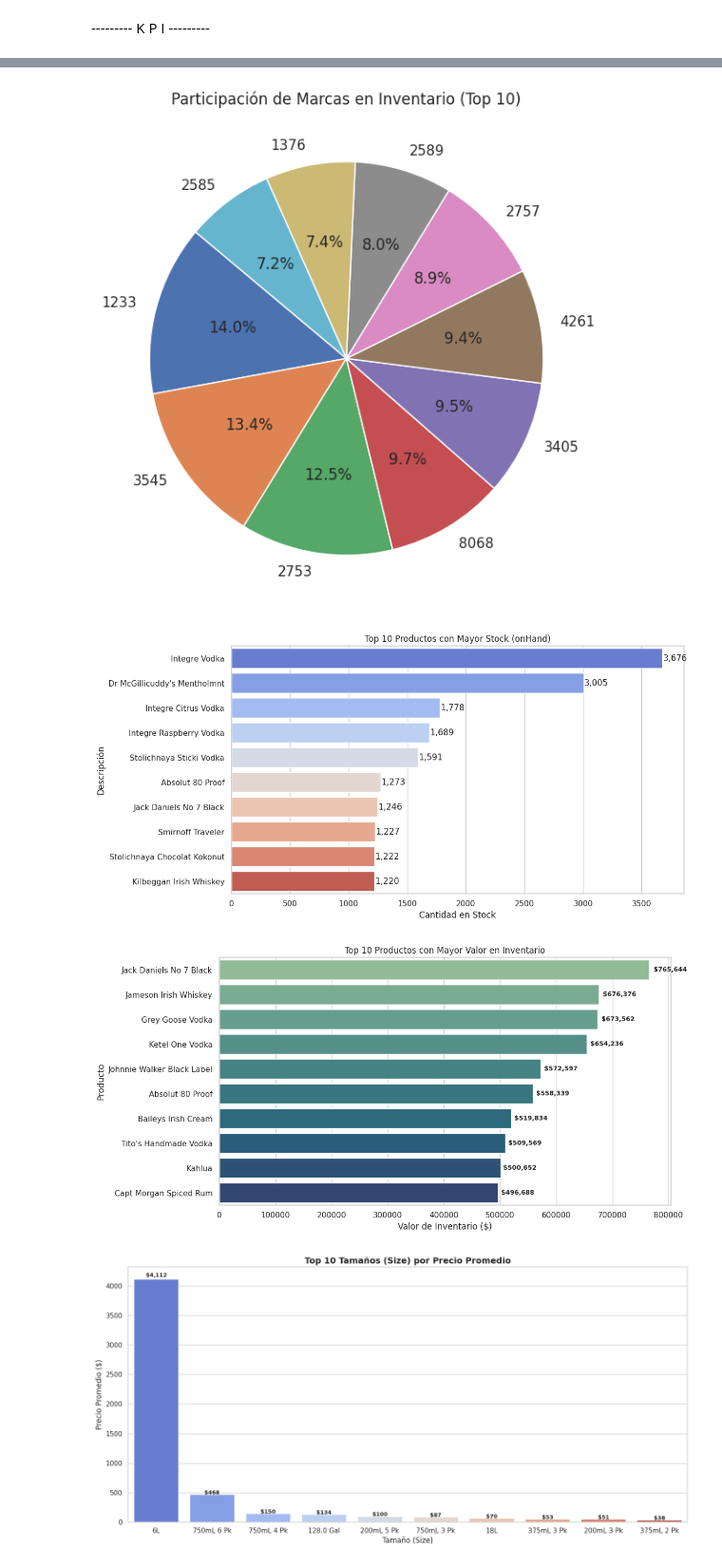
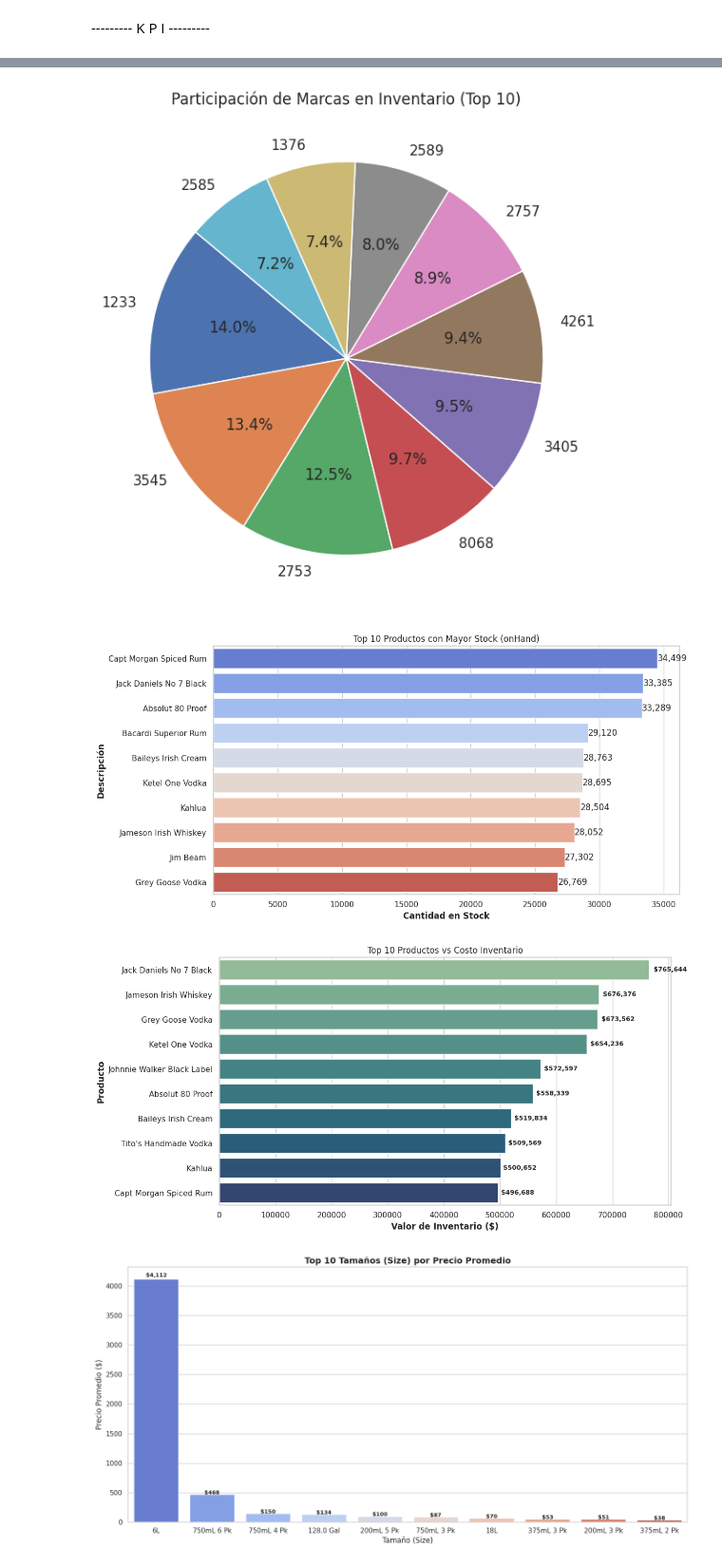
Before and after one commit to RaksoIngenieria/Data-Analytics, a Jupyter notebook: EDA_AromasDelValle.ipynb, the cells around one changed output, grey strips where cells are left out. Shown at 95% size. Saved outputs shown, nothing was run; the diff lists cells and outputs as text; code cells hidden in the pictures.

```diff
--- a/EDA_AromasDelValle.ipynb
+++ b/EDA_AromasDelValle.ipynb
@@ -236,7 +236,7 @@ df_top10_price = df_sum_price.sort_values(by='Price', ascending=False).head(10)
 
 plt.figure()
 sns.barplot(x='Price', y='Description', data=df_top10_price,hue='Description', palette="viridis", legend=False)
-plt.title("Top 10 Productos por Suma de Price")
+plt.title("Top 10 Productos vs Costo Inventario")
 plt.xlabel("Suma de Price")
 plt.ylabel("Descripción")
 
@@ -288,7 +288,10 @@ plt.show()
 # ==========================
 # 7️⃣ PRODUCTOS CON MAYOR STOCK Y VALOR
 # ==========================
-df_top_stock = df.sort_values(by='onHand', ascending=False).head(10)
+# Agrupar por producto (Description) y sumar el stock (onHand)
+top10_stock = df.groupby('Description', as_index=False)['onHand'].sum()
+df_top_stock = top10_stock.sort_values(by='onHand', ascending=False).head(10)
+
 plt.figure()
 sns.barplot(x='onHand', y='Description', data=df_top_stock, palette="coolwarm",hue='Description', legend=False)
 plt.title("Top 10 Productos con Mayor Stock (onHand)")
@@ -312,7 +315,7 @@ top10_value = top10_value.sort_values(by='InventoryValue', ascending=False).head
 # Gráfico de barras
 plt.figure(figsize=(12,6))
 sns.barplot(x='InventoryValue', y='Description', data=top10_value, palette='crest', hue='Description', legend=False)
-plt.title("Top 10 Productos con Mayor Valor en Inventario")
+plt.title("Top 10 Productos vs Costo Inventario")
 plt.xlabel("Valor de Inventario ($)")
 plt.ylabel("Producto")
 
@@ -339,6 +342,6 @@ plt.show()
 [figure]
-[figure, old version]
+[figure, new version]
-[figure, old version]
+[figure, new version]
 # %%
 # === Top 10 Tamaños por Precio Promedio con etiquetas dentro ===
 
```
Also changed, not shown: parts of 1 cell of this notebook.
